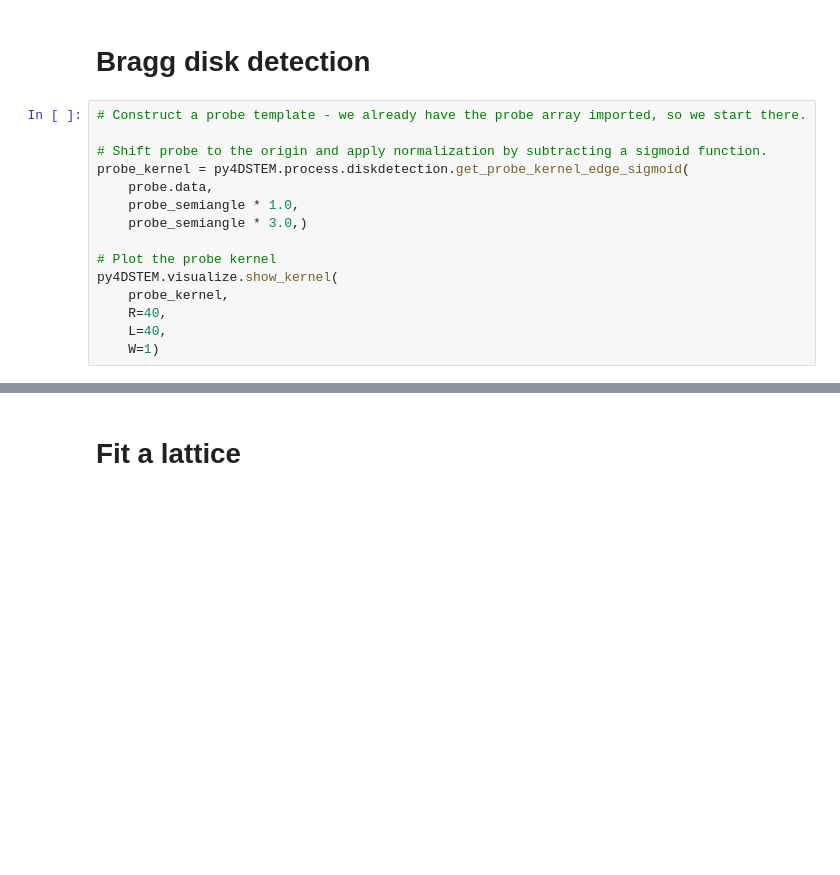
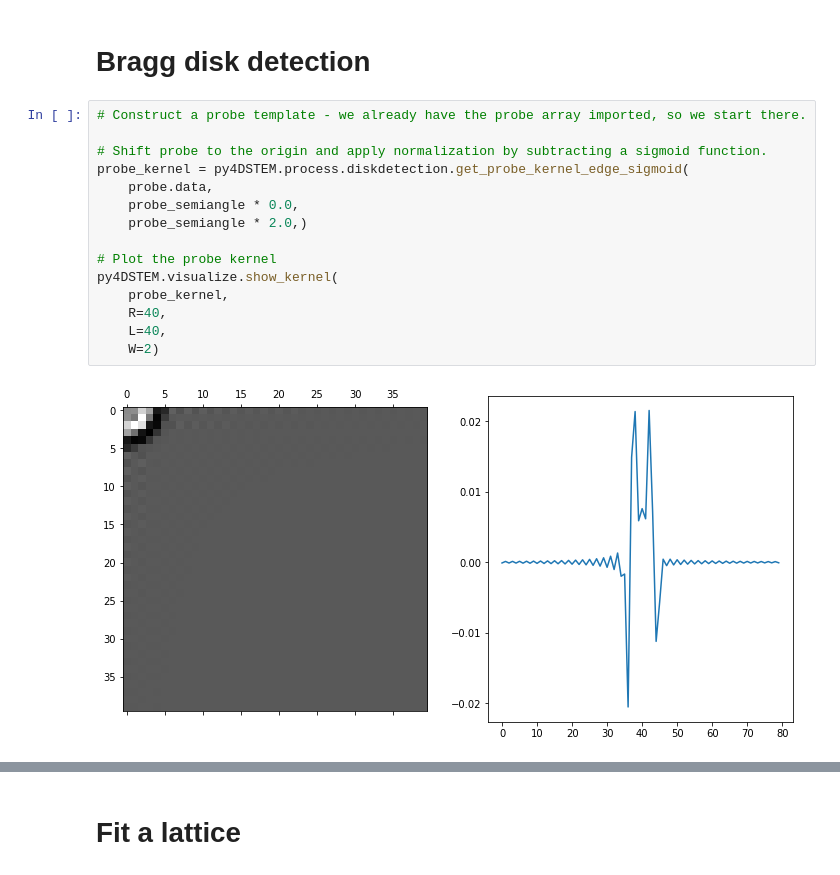
Before and after one commit to py4dstem/py4DSTEM_tutorials, a Jupyter notebook: notebooks/strain_simulated/small_Ge_SiGe_MLs_ideal.ipynb, the cells around one changed output, grey strips where cells are left out. Drawn from its saved outputs; the diff is of its cells as text; blank space fills up the shorter version.

```diff
--- a/notebooks/strain_simulated/small_Ge_SiGe_MLs_ideal.ipynb
+++ b/notebooks/strain_simulated/small_Ge_SiGe_MLs_ideal.ipynb
@@ -94,18 +111,20 @@ py4DSTEM.visualize.show(
 # %%
 # Construct a probe template - we already have the probe array imported, so we start there.
 
 # Shift probe to the origin and apply normalization by subtracting a sigmoid function.
 probe_kernel = py4DSTEM.process.diskdetection.get_probe_kernel_edge_sigmoid(
     probe.data,
-    probe_semiangle * 1.0,
-    probe_semiangle * 3.0,)
+    probe_semiangle * 0.0,
+    probe_semiangle * 2.0,)
 
 # Plot the probe kernel
 py4DSTEM.visualize.show_kernel(
     probe_kernel,
     R=40,
     L=40,
-    W=1)
+    W=2)
+# %% [output]
+[figure, added]
 # %%
 # Test hyperparameters on a few probe positions
 rxs = 10,100,190
```
Also changed, not shown: parts of 19 cells of this notebook, 2 other files.
